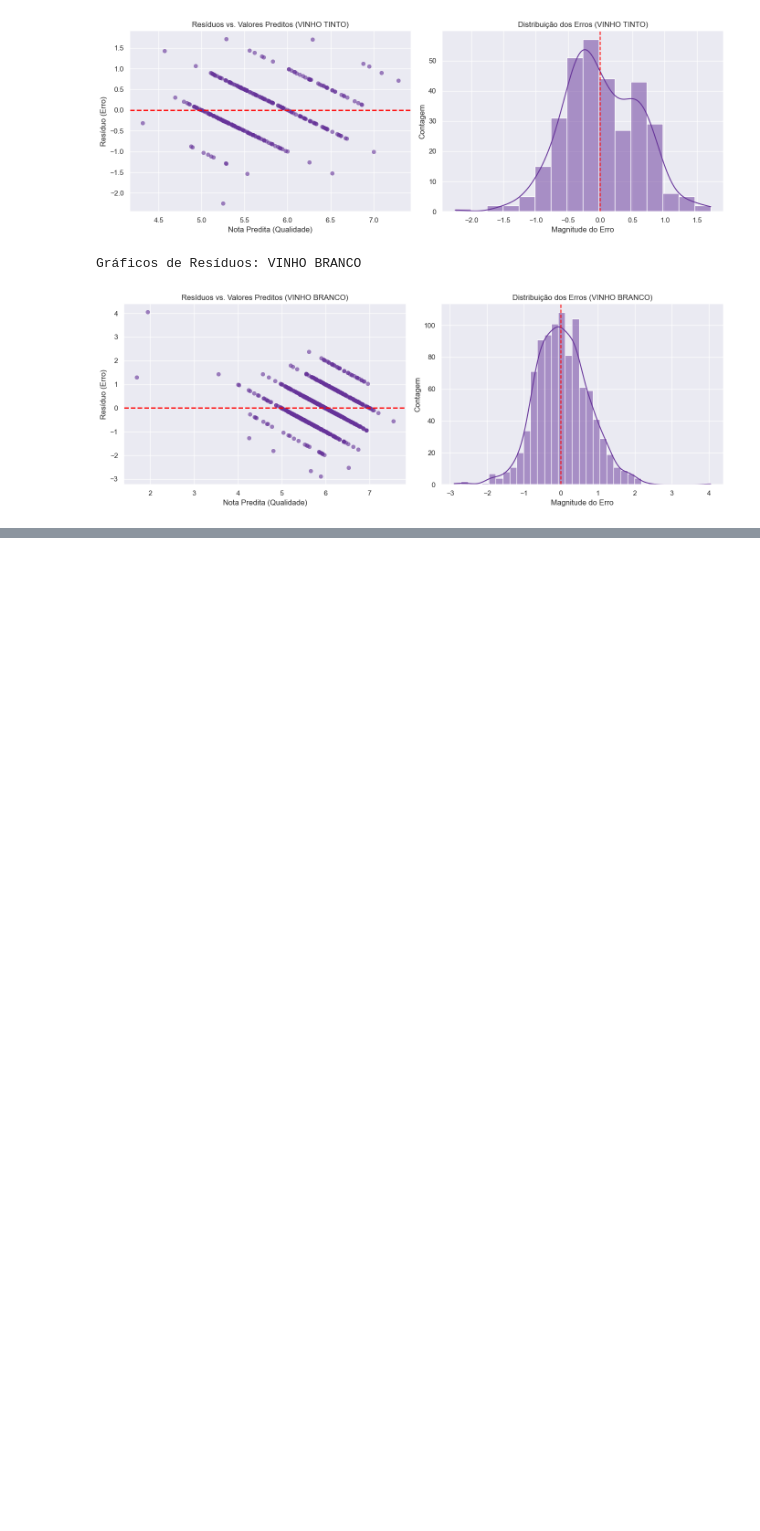
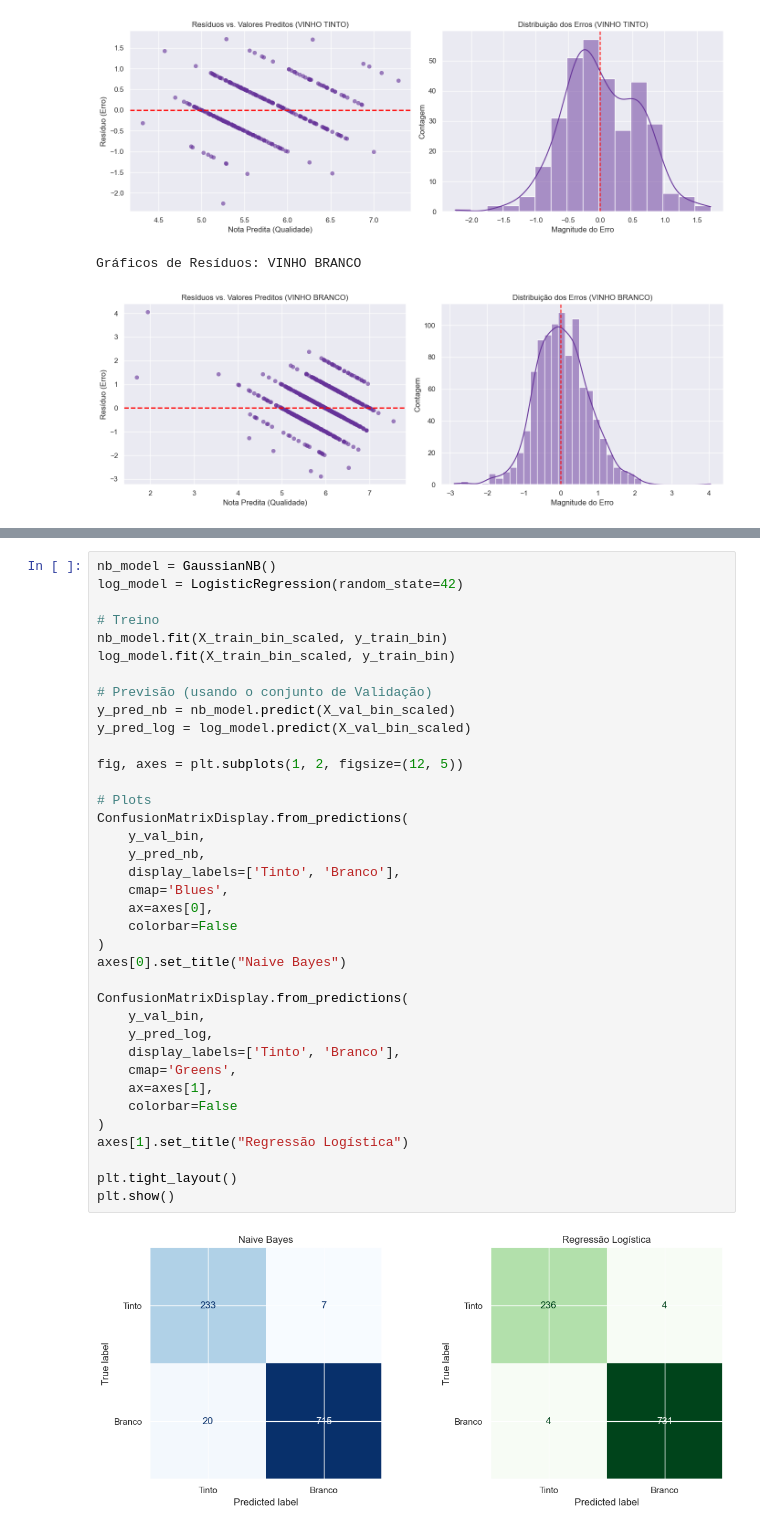
Before and after one commit to viabdon/wine-quality-statistical-analysis, a Jupyter notebook: notebooks/projeto.ipynb, the cells around one changed output, grey strips where cells are left out. Saved outputs shown, nothing was run; the diff lists cells and outputs as text; blank space fills up the shorter version.

Commit message:
🧪 Classificação e Naive Bayes
Implementação de regressão logística e Naive Bayes.

```diff
--- a/notebooks/projeto.ipynb
+++ b/notebooks/projeto.ipynb
@@ -797,0 +875,39 @@ Gráficos de Resíduos: VINHO BRANCO
+# %%
+nb_model = GaussianNB()
+log_model = LogisticRegression(random_state=42)
+
+# Treino
+nb_model.fit(X_train_bin_scaled, y_train_bin)
+log_model.fit(X_train_bin_scaled, y_train_bin)
+
+# Previsão (usando o conjunto de Validação)
+y_pred_nb = nb_model.predict(X_val_bin_scaled)
+y_pred_log = log_model.predict(X_val_bin_scaled)
+
+fig, axes = plt.subplots(1, 2, figsize=(12, 5))
+
+# Plots
+ConfusionMatrixDisplay.from_predictions(
+    y_val_bin,
+    y_pred_nb,
+    display_labels=['Tinto', 'Branco'],
+    cmap='Blues',
+    ax=axes[0],
+    colorbar=False
+)
+axes[0].set_title("Naive Bayes")
+
+ConfusionMatrixDisplay.from_predictions(
+    y_val_bin,
+    y_pred_log,
+    display_labels=['Tinto', 'Branco'],
+    cmap='Greens',
+    ax=axes[1],
+    colorbar=False
+)
+axes[1].set_title("Regressão Logística")
+
+plt.tight_layout()
+plt.show()
+# %% [output]
+[figure, added]
```
Also changed, not shown: parts of 8 cells of this notebook, 1 other file.
